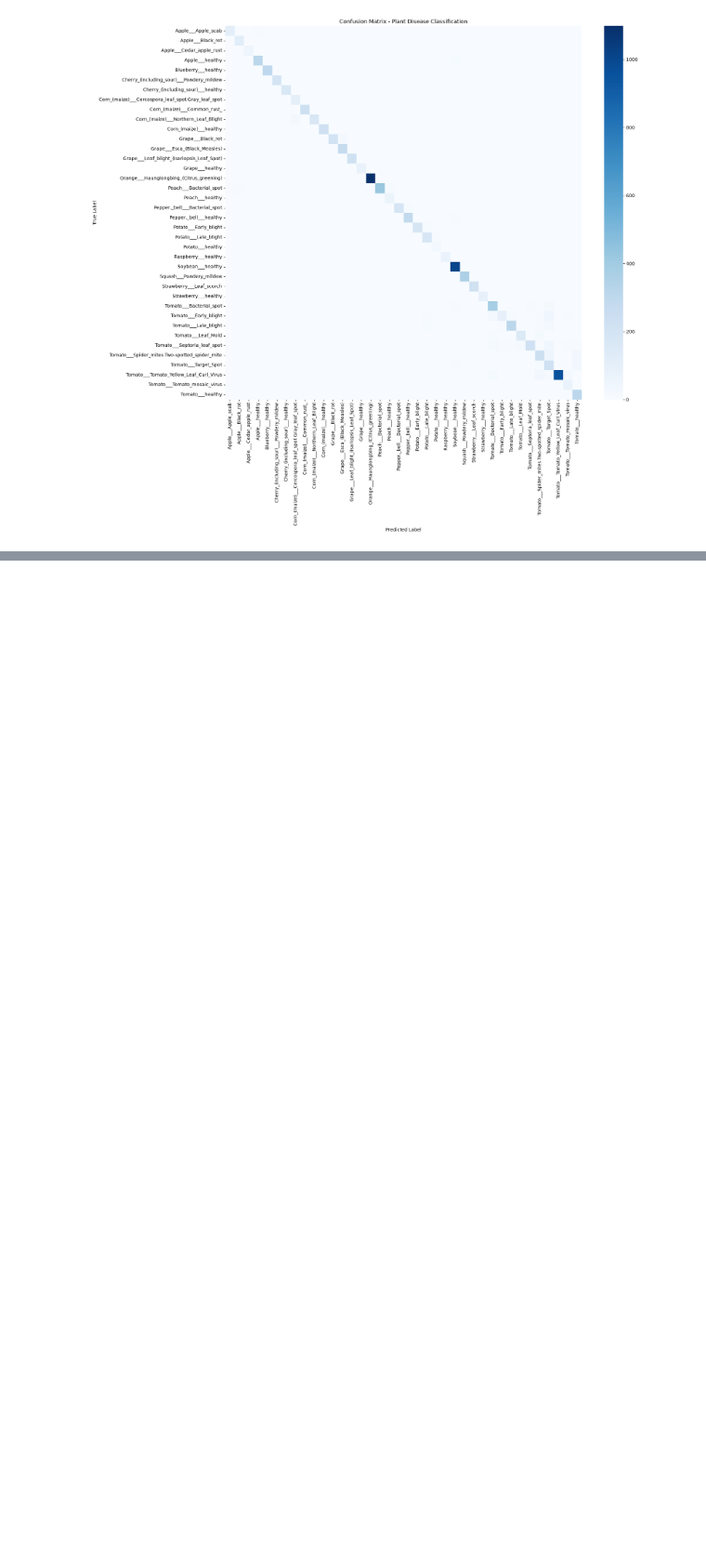
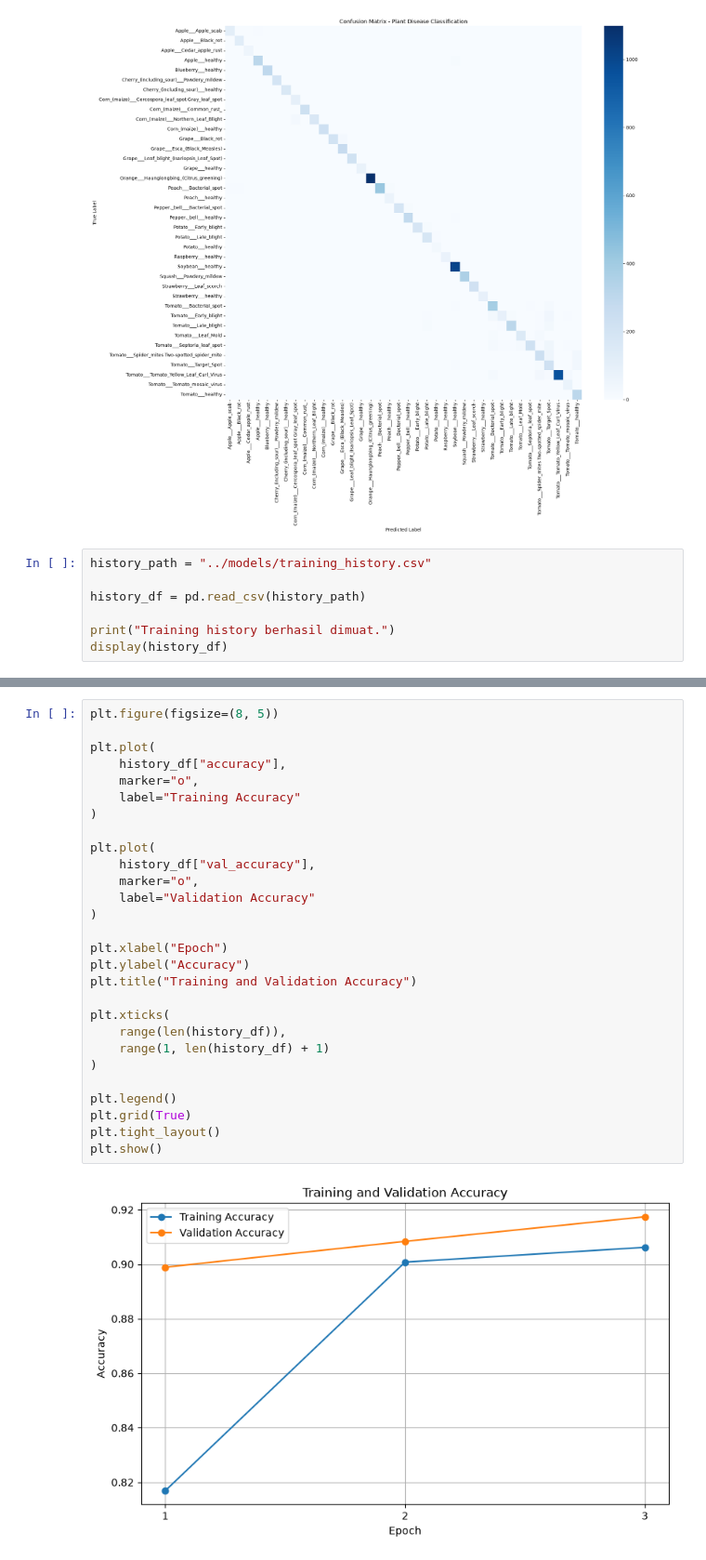
Before and after one commit to BertoPurba/PlantDiseaseDetection, a Jupyter notebook: notebooks/03_evaluation.ipynb, the cells around one changed output, grey strips where cells are left out. Shown at 93% size. Cells and saved outputs as stored; diff of their text form; blank space fills up the shorter version.

```diff
--- a/notebooks/03_evaluation.ipynb
+++ b/notebooks/03_evaluation.ipynb
@@ -210,3 +209,10 @@ plt.tight_layout()
 plt.show()
 # %% [output]
 [figure]
+# %%
+history_path = "../models/training_history.csv"
+
+history_df = pd.read_csv(history_path)
+
+print("Training history berhasil dimuat.")
+display(history_df)
@@ -212,0 +225,30 @@ plt.show()
+# %%
+plt.figure(figsize=(8, 5))
+
+plt.plot(
+    history_df["accuracy"],
+    marker="o",
+    label="Training Accuracy"
+)
+
+plt.plot(
+    history_df["val_accuracy"],
+    marker="o",
+    label="Validation Accuracy"
+)
+
+plt.xlabel("Epoch")
+plt.ylabel("Accuracy")
+plt.title("Training and Validation Accuracy")
+
+plt.xticks(
+    range(len(history_df)),
+    range(1, len(history_df) + 1)
+)
+
+plt.legend()
+plt.grid(True)
+plt.tight_layout()
+plt.show()
+# %% [output]
+[figure, added]
```
Also changed, not shown: parts of 9 cells of this notebook, 4 other files.
